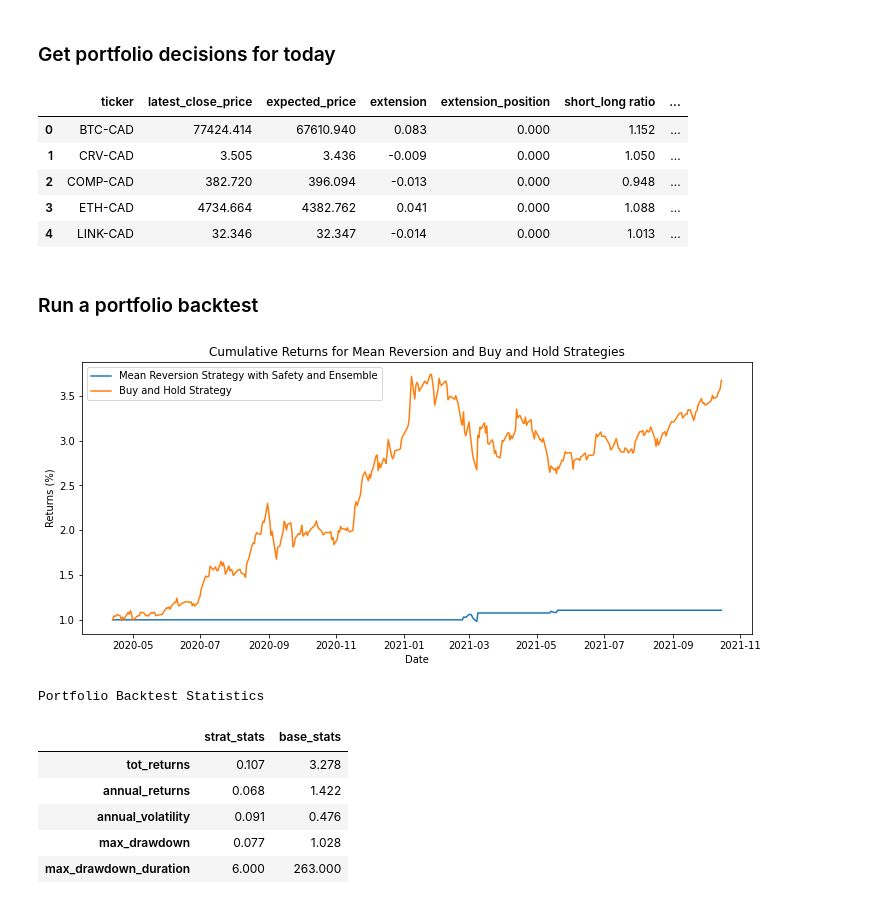
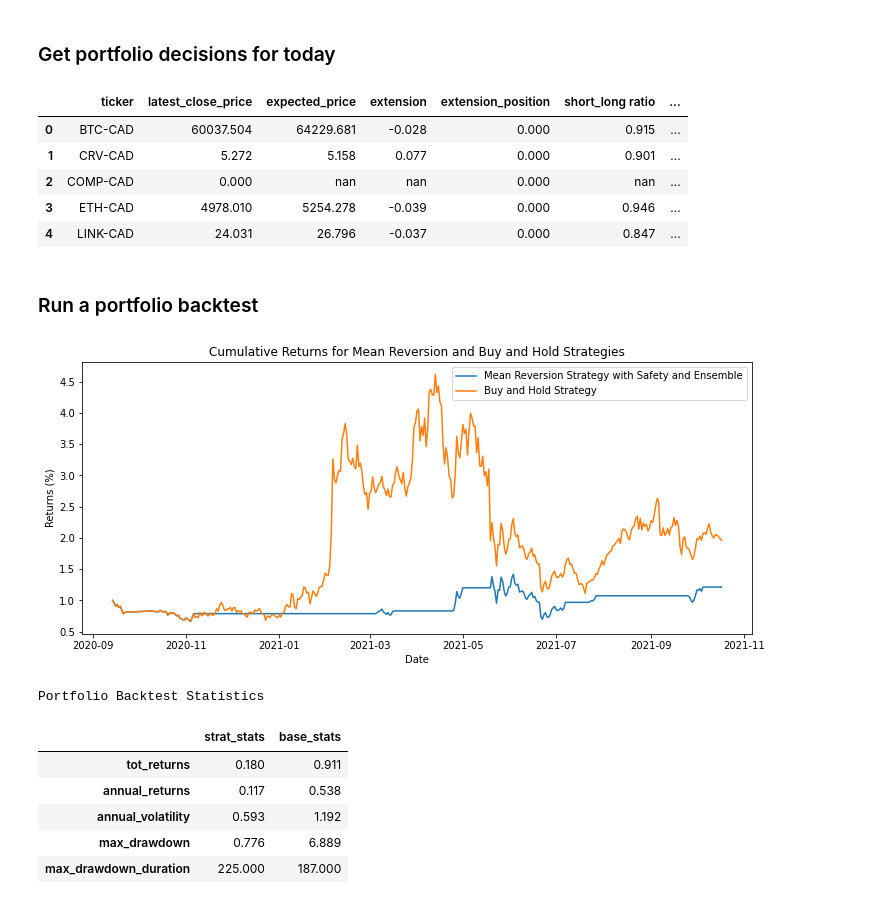
Before and after one commit to nlefrancois6/Investing-Strategy, a Jupyter notebook: MRT Clean.ipynb, the cells around one changed output. Drawn from its saved outputs; the diff is of its cells as text; code cells hidden in the pictures.

```diff
--- a/MRT Clean.ipynb
+++ b/MRT Clean.ipynb
@@ -67,7 +72,7 @@ max_drawdown_duration       34.000     143.000
 tickers = ['BTC-CAD','CRV-CAD','COMP-CAD','ETH-CAD','LINK-CAD']
 #tickers = ['AAVE-CAD','BAL-CAD','BAT-CAD','BCH-CAD','BTC-CAD','COMP-CAD','CRV-CAD','DOGE-CAD','ETH-CAD','FIL-CAD','KNC-CAD','LINK-CAD','LTC-CAD','MANA-CAD','MATIC-CAD','MKR-CAD','SNX-CAD','SUSHI-CAD','UMA-CAD','UNI3-CAD','YFI-CAD','ZRX-CAD']
 #tickers = ['TSLA','AAPL','TD','AMZN','SHOP','MSFT','RY','BNS','NVDA','CNR','BMO','FTS','ARKK','ABNB','NFLX','COIN','FB','BCE','VOO','DOL','SQ','KO','GOOGL','WMT']
-current_positions = [0]*len(tickers)
+current_positions = [1]*len(tickers)
 
 #Set strategy params
 strat_func = SMAMeanReversion_strat
@@ -87,47 +92,47 @@ decisions = applyPortfolioStrat(strat_settings2)
 portfolio_dashboard(decisions)
 # %% [output]
 |  | ticker | latest_close_price | expected_price | extension | extension_position | short_long ratio | ... |
-| 0 | BTC-CAD | 77424.414 | 67610.940 | 0.083 | 0.000 | 1.152 | ... |
-| 1 | CRV-CAD | 3.505 | 3.436 | -0.009 | 0.000 | 1.050 | ... |
-| 2 | COMP-CAD | 382.720 | 396.094 | -0.013 | 0.000 | 0.948 | ... |
-| 3 | ETH-CAD | 4734.664 | 4382.762 | 0.041 | 0.000 | 1.088 | ... |
-| 4 | LINK-CAD | 32.346 | 32.347 | -0.014 | 0.000 | 1.013 | ... |
+| 0 | BTC-CAD | 60037.504 | 64229.681 | -0.028 | 0.000 | 0.915 | ... |
+| 1 | CRV-CAD | 5.272 | 5.158 | 0.077 | 0.000 | 0.901 | ... |
+| 2 | COMP-CAD | 0.000 | nan | nan | 0.000 | nan | ... |
+| 3 | ETH-CAD | 4978.010 | 5254.278 | -0.039 | 0.000 | 0.946 | ... |
+| 4 | LINK-CAD | 24.031 | 26.796 | -0.037 | 0.000 | 0.847 | ... |
 # %% [markdown]
 ### Run a portfolio backtest
 # %%
 #List of stocks we want to consider in our portfolio
 #tickers = ['AAVE-CAD','BAL-CAD','BAT-CAD','BCH-CAD','BTC-CAD','COMP-CAD','CRV-CAD','DOGE-CAD','ETH-CAD','FIL-CAD','KNC-CAD','LINK-CAD','LTC-CAD','MANA-CAD','MATIC-CAD','MKR-CAD','SNX-CAD','SUSHI-CAD','UMA-CAD','UNI3-CAD','YFI-CAD','ZRX-CAD']
 #tickers = ['TSLA','AAPL','TD','AMZN','SHOP','MSFT','RY','BNS','NVDA','CNR','BMO','FTS','ARKK','NFLX','FB','BCE','VOO','DOL','SQ','KO','GOOGL','WMT']
 #tickers = ['SNP','GOOGL','AAPL','TD','AMZN','BMO','CNR','NVDA','ARKK','NFLX','FB','VOO','GOOGL','WMT']
-#tickers = ['BAL-CAD','BAT-CAD','BCH-CAD','BTC-CAD','COMP-CAD']
-tickers = ['SNP','TSLA']
+tickers = ['BAT-CAD','BTC-CAD','ETH-CAD','CRV-CAD','ZRX-CAD']
+#tickers = ['SNP','TSLA']
 verbose = False
 
-start_date = '2020-05-01'
+start_date = '2015-05-01'
 end_date = '2021-10-17'
 strat='SMA_MR'
-SMA = 15
+SMA = 30
 threshold = 0.1
-safety = False
+safety = True
 safety_threshold = 0.15
 short_term_sma=10
 long_term_sma=30
 short_long_threshold=0.05
 
 strat_settings3 = [tickers, strat, SMA, threshold, safety, safety_threshold, short_term_sma, long_term_sma, short_long_threshold, start_date, end_date, verbose]
 #Run the backtest on the entire portfolio
 portfolio_returns, portfolio_stats = portfolioBacktest(strat_settings3)
 #Plot portfolio backtest returns
 plot_portfolio_backtest(portfolio_returns)
 #Print portfolio backtest statistics
 print('Portfolio Backtest Statistics')
 round(portfolio_stats,3)
 # %% [output]
-[figure, old version]
+[figure, new version]
 Portfolio Backtest Statistics
 |  | strat_stats | base_stats |
-| tot_returns | 0.107 | 3.278 |
-| annual_returns | 0.068 | 1.422 |
-| annual_volatility | 0.091 | 0.476 |
-| max_drawdown | 0.077 | 1.028 |
-| max_drawdown_duration | 6.000 | 263.000 |
+| tot_returns | 0.180 | 0.911 |
+| annual_returns | 0.117 | 0.538 |
+| annual_volatility | 0.593 | 1.192 |
+| max_drawdown | 0.776 | 6.889 |
+| max_drawdown_duration | 225.000 | 187.000 |
```
Also changed, not shown: parts of 11 cells of this notebook, 5 other files.
